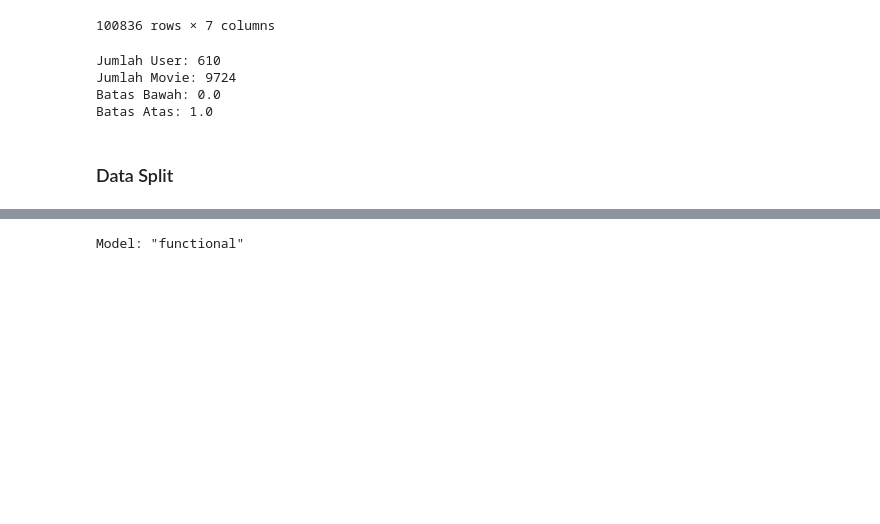
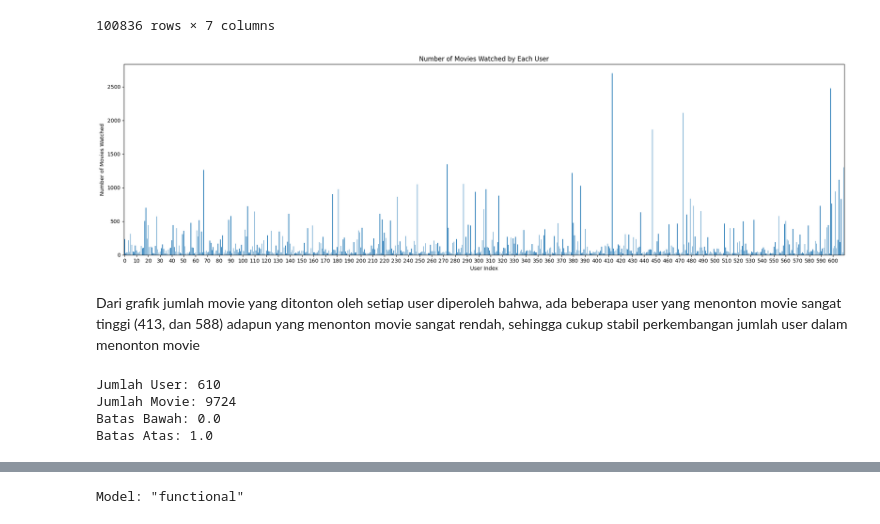
Before and after one commit to TeguhPermana666/Dicoding_Rekomendasi, a Jupyter notebook: Notebook.ipynb, the cells around one changed output, grey strips where cells are left out. Saved outputs shown, nothing was run; the diff lists cells and outputs as text; code cells hidden in the pictures; blank space fills up the shorter version.

```diff
--- a/Notebook.ipynb
+++ b/Notebook.ipynb
@@ -170,6 +257,30 @@ data
 | 100834 | 610 | 168252 | 1.000000 | Logan (2017) | Action|Sci-Fi | 609 | 1392 |
 | 100835 | 610 | 170875 | 0.555556 | The Fate of the Furious (2017) | Action|Crime|Drama|Thriller | 609 | 2873 |
 100836 rows × 7 columns
+# %%
+import matplotlib.pyplot as plt
+import pandas as pd
+
+# Menghitung jumlah film yang dilihat oleh setiap user
+user_movie_counts = data.groupby('user').size()
+
+# Membuat bar chart
+user_movie_counts.plot(kind='bar', figsize=(20, 6))
+plt.xlabel('User Index')
+plt.ylabel('Number of Movies Watched')
+plt.title('Number of Movies Watched by Each User')
+
+# Menampilkan setiap rasio ke-10 pada sumbu x
+x_ticks = list(range(0, len(user_movie_counts), 10))
+x_labels = [user_movie_counts.index[i] for i in x_ticks]
+plt.xticks(ticks=x_ticks, labels=x_labels, rotation=0)
+
+plt.tight_layout()
+plt.show()
+# %% [output]
+[figure, added]
+# %% [markdown]
+Dari grafik jumlah movie yang ditonton oleh setiap user diperoleh bahwa, ada beberapa user yang menonton movie sangat tinggi (413, dan 588) adapun yang menonton movie sangat rendah, sehingga cukup stabil perkembangan jumlah user dalam menonton movie
 # %%
 print('Jumlah User: {}'.format(n_user))
 print('Jumlah Movie: {}'.format(n_movie))
@@ -181,5 +292,3 @@ Jumlah User: 610
 Jumlah Movie: 9724
 Batas Bawah: 0.0
 Batas Atas: 1.0
-# %% [markdown]
-### Data Split
```
Also changed, not shown: parts of 60 cells of this notebook, 6 other files.
